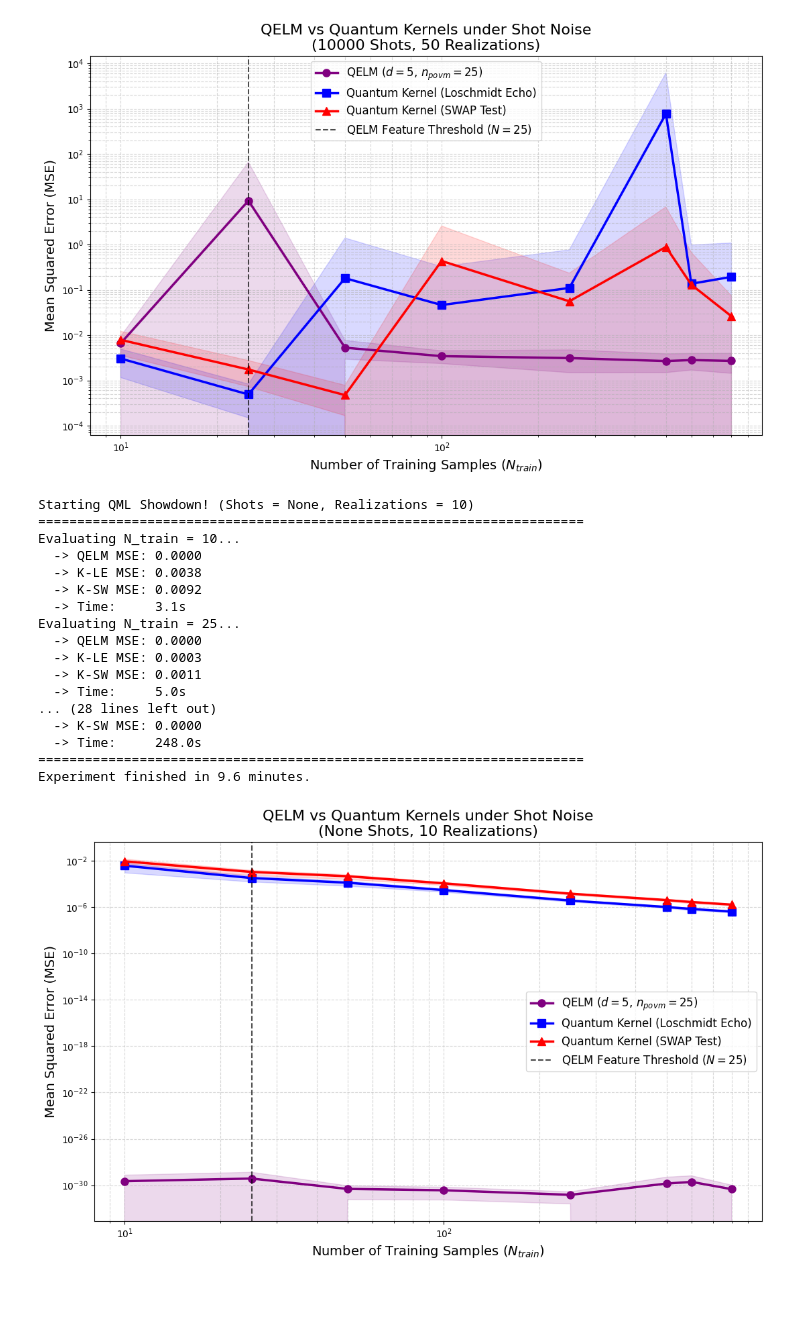
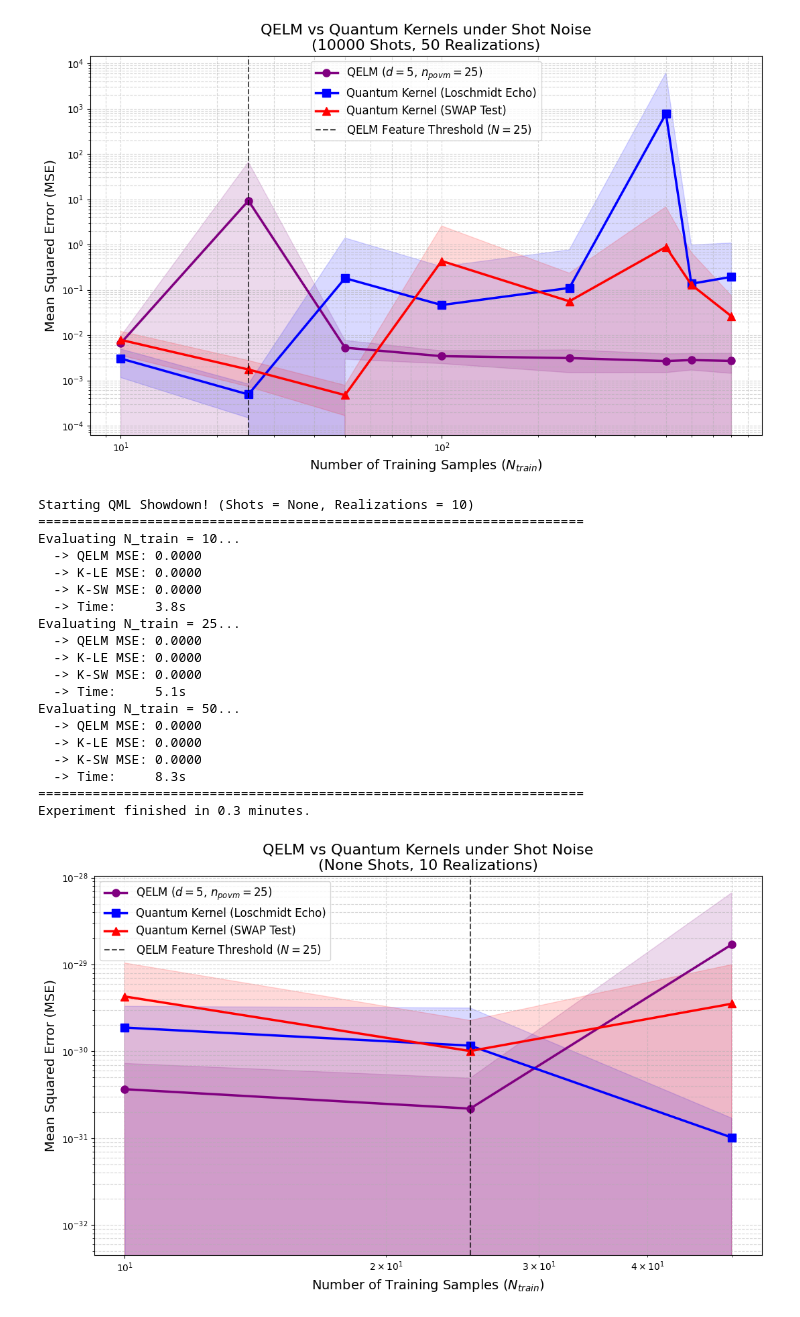
Before and after one commit to gianmarco-f/ML, a Jupyter notebook: QELMvsKER/QELMvsKER.ipynb, the cells around one changed output. Cells and saved outputs as stored; diff of their text form; code cells hidden in the pictures.

```diff
--- a/QELMvsKER/QELMvsKER.ipynb
+++ b/QELMvsKER/QELMvsKER.ipynb
@@ -815,13 +822,13 @@ def generate_dataset(num_samples: int):
 # ==========================================
 # 3. EXPERIMENT CONFIGURATION
 # ==========================================
-N_train_list = [10, 25, 50, 100, 250, 500, 600, 800] # Added 25 to catch QELM singularity
+N_train_list = [10, 25, 50] # Added 25 to catch QELM singularity
 N_test = 200
 num_realizations = 10
 num_shots = None
 
 # Kernel Config
-reg_lambda = 0.05
+reg_lambda = 0
 
 # QELM Config
 d_in, d_reservoir = 2, 5
@@ -900,40 +907,42 @@ for model in results.keys():
     mean_arr = np.array(results[model])
     std_arr = np.array(stds[model])
 
     plt.plot(N_arr, mean_arr, label=labels[model], color=colors[model],
              marker=markers[model], linewidth=2.5, markersize=8)
     plt.fill_between(N_arr, mean_arr - std_arr, mean_arr + std_arr,
                      color=colors[model], alpha=0.15)
 
 # Add feature threshold line for QELM
 plt.axvline(x=num_povm_elements, color='black', linestyle='--', alpha=0.7,
             label=f'QELM Feature Threshold ($N = {num_povm_elements}$)')
 
 plt.xscale('log')
 plt.yscale('log')
 plt.xlabel('Number of Training Samples ($N_{train}$)', fontsize=14)
 plt.ylabel('Mean Squared Error (MSE)', fontsize=14)
 plt.title(f'QELM vs Quantum Kernels under Shot Noise\n({num_shots} Shots, {num_realizations} Realizations)', fontsize=16)
 plt.grid(True, which="both", ls="--", alpha=0.5)
 plt.legend(fontsize=12)
 plt.tight_layout()
 plt.show()
 # %% [output]
 Starting QML Showdown! (Shots = None, Realizations = 10)
 ======================================================================
 Evaluating N_train = 10...
   -> QELM MSE: 0.0000
-  -> K-LE MSE: 0.0038
-  -> K-SW MSE: 0.0092
-  -> Time:     3.1s
+  -> K-LE MSE: 0.0000
+  -> K-SW MSE: 0.0000
+  -> Time:     3.8s
 Evaluating N_train = 25...
   -> QELM MSE: 0.0000
-  -> K-LE MSE: 0.0003
-  -> K-SW MSE: 0.0011
-  -> Time:     5.0s
-... (28 lines left out)
+  -> K-LE MSE: 0.0000
   -> K-SW MSE: 0.0000
-  -> Time:     248.0s
+  -> Time:     5.1s
+Evaluating N_train = 50...
+  -> QELM MSE: 0.0000
+  -> K-LE MSE: 0.0000
+  -> K-SW MSE: 0.0000
+  -> Time:     8.3s
 ======================================================================
-Experiment finished in 9.6 minutes.
+Experiment finished in 0.3 minutes.
-[figure, old version]
+[figure, new version]
```
Also changed, not shown: parts of 3 cells of this notebook, 4 other files.
